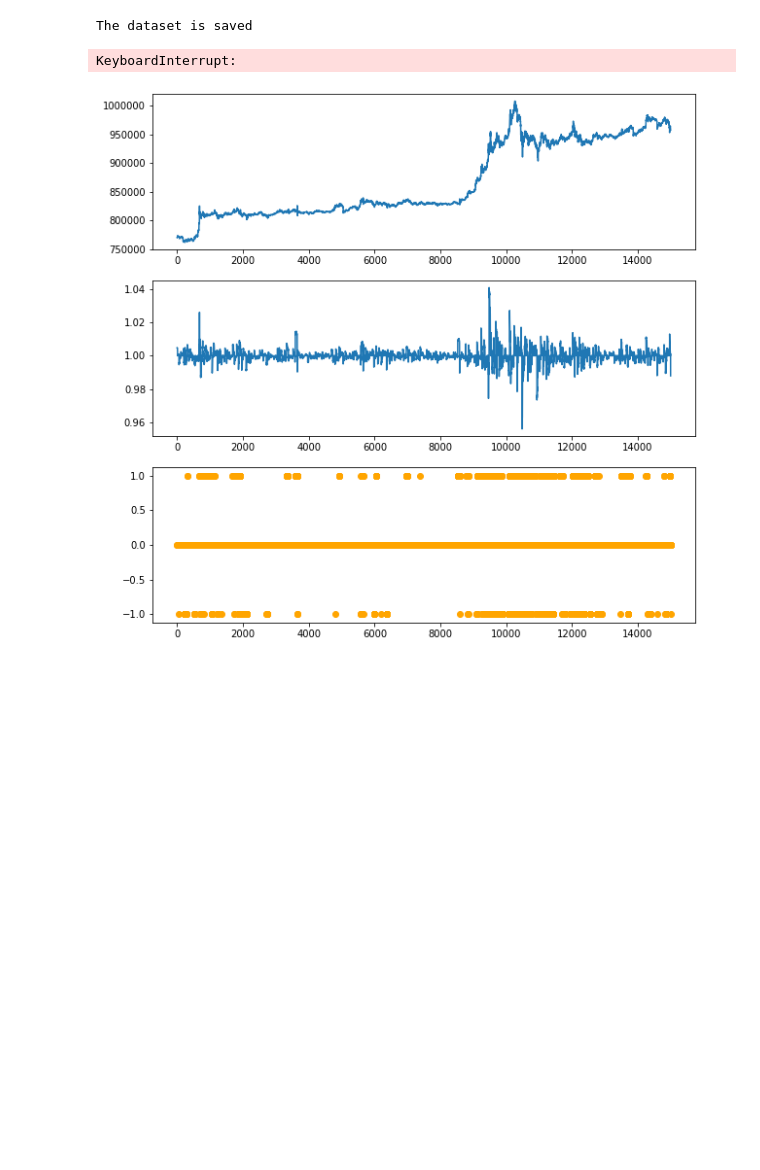
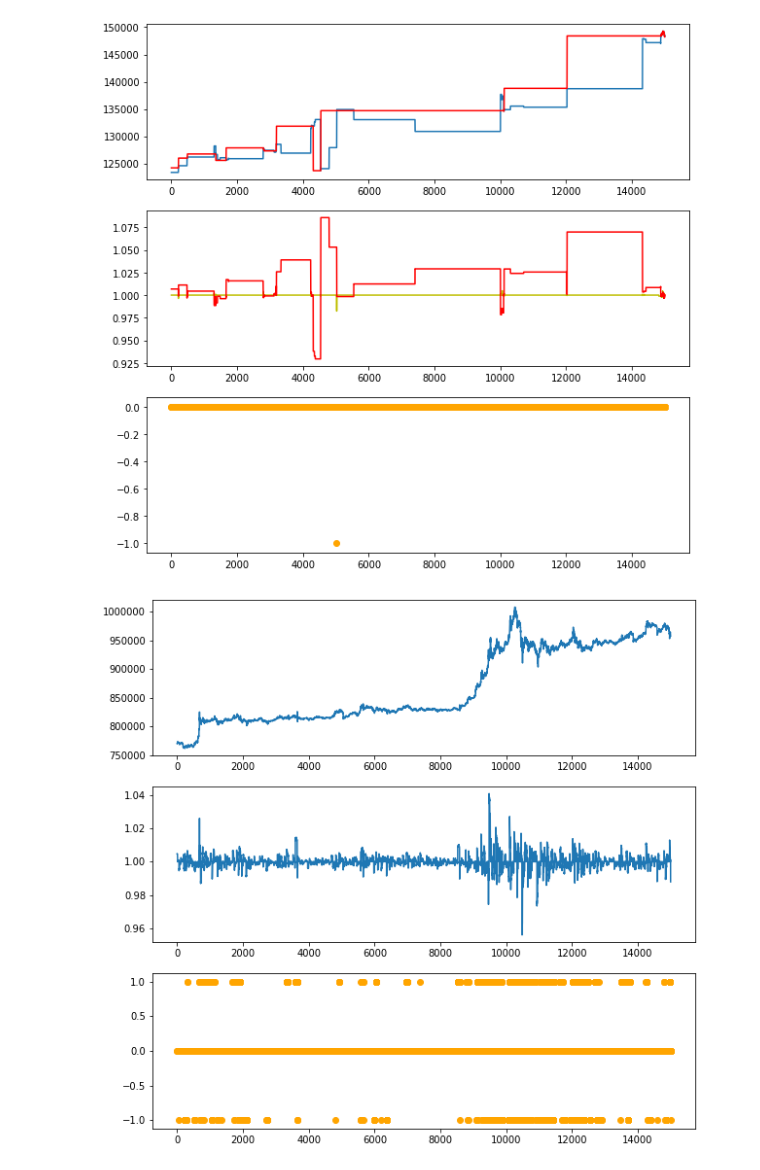
Before and after one commit to awesomest/mytrader, a Jupyter notebook: create_data.ipynb, the cells around one changed output. Cells and saved outputs as stored; diff of their text form; code cells hidden in the pictures; blank space fills up the shorter version.

Commit message:
add_column_next_extreme

```diff
--- a/create_data.ipynb
+++ b/create_data.ipynb
@@ -9,17 +9,21 @@ def plot(data):
     x = data[:15000]
     y_close = list(x["close"])
     y_result = list(x["extreme60"])
+    y_next = list(x["next_extreme"])
+    y_next_ratio = list(x["next_extreme_ratio"])
     y_action = [(1 if i > 1 else -1) if i > 1.005 or i < 0.995 else 0 for i in y_result]
 
     _, (ax1, ax2, ax3) = plt.subplots(3, 1, figsize=(10, 10))
     ax1.plot(list(range(len(x))), y_close)
-    ax2.plot(list(range(len(x))), y_result)
+    ax1.plot(list(range(len(x))), y_next, 'r')
+    ax2.plot(list(range(len(x))), y_result, 'y')
+    ax2.plot(list(range(len(x))), y_next_ratio, 'r')
     ax3.scatter(list(range(len(x))), y_action, color="orange")
     plt.show()
 
 def main():
-    csv = pd.read_csv("datasets/candlestick.csv")
-    b = dataset.BitcoinDataset("v0.0.10")
+    csv = pd.read_csv("datasets/v0.0.11.csv")
+    b = dataset.BitcoinDataset("v0.0.11-test")
     b.set_dataset(csv)
     plot(b.data)
 
@@ -42,5 +43,4 @@ if __name__ == "__main__":
-The dataset is saved
-KeyboardInterrupt:
+[figure, added]
 # %%
 import pandas as pd
 import matplotlib.pyplot as plt
```
Also changed, not shown: parts of 2 cells of this notebook, 2 other files.
